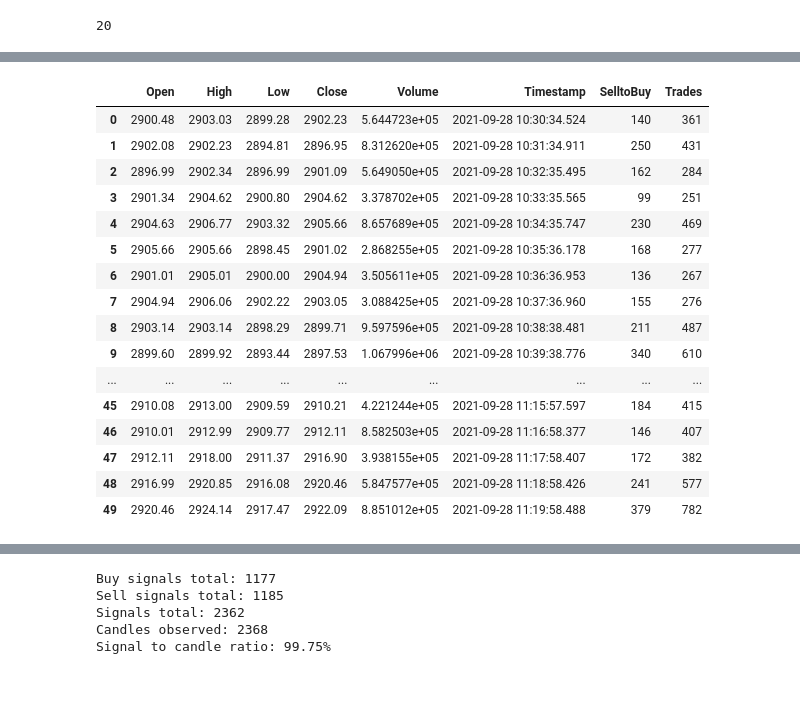
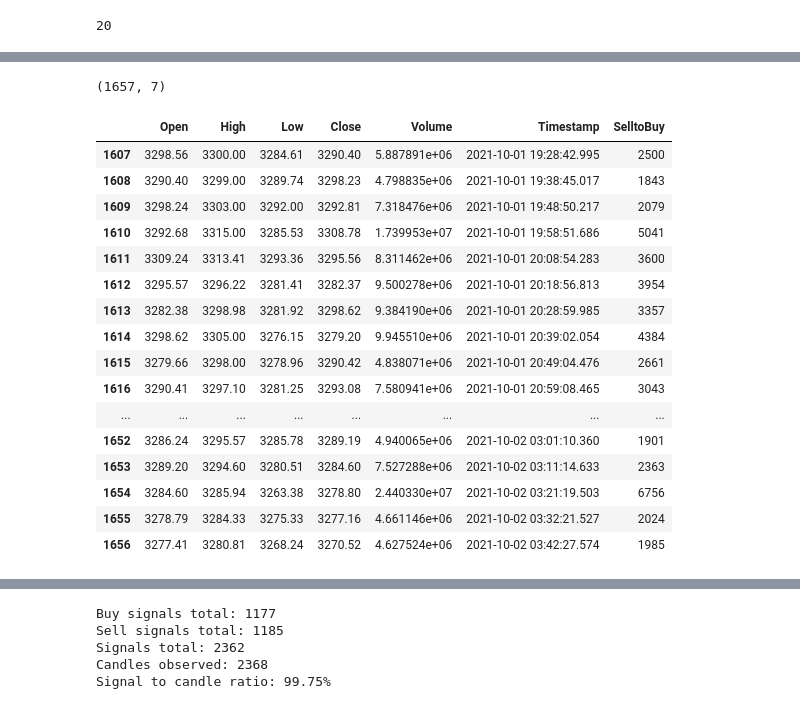
Before and after one commit to mlquants/interoper_demo, a Jupyter notebook: experiments.ipynb, the cells around one changed output, grey strips where cells are left out. Drawn from its saved outputs; the diff is of its cells as text; code cells hidden in the pictures.

```diff
--- a/experiments.ipynb
+++ b/experiments.ipynb
@@ -60,26 +60,28 @@ def draw(df):
 draw(df)
 # %% [output]
 [interactive output not drawn]
-# %%
-df.head(50)
-# %% [output]
-|  | Open | High | Low | Close | Volume | Timestamp | SelltoBuy | Trades |
-| 0 | 2900.48 | 2903.03 | 2899.28 | 2902.23 | 5.644723e+05 | 2021-09-28 10:30:34.524 | 140 | 361 |
-| 1 | 2902.08 | 2902.23 | 2894.81 | 2896.95 | 8.312620e+05 | 2021-09-28 10:31:34.911 | 250 | 431 |
-| 2 | 2896.99 | 2902.34 | 2896.99 | 2901.09 | 5.649050e+05 | 2021-09-28 10:32:35.495 | 162 | 284 |
-| 3 | 2901.34 | 2904.62 | 2900.80 | 2904.62 | 3.378702e+05 | 2021-09-28 10:33:35.565 | 99 | 251 |
-| 4 | 2904.63 | 2906.77 | 2903.32 | 2905.66 | 8.657689e+05 | 2021-09-28 10:34:35.747 | 230 | 469 |
-| 5 | 2905.66 | 2905.66 | 2898.45 | 2901.02 | 2.868255e+05 | 2021-09-28 10:35:36.178 | 168 | 277 |
-| 6 | 2901.01 | 2905.01 | 2900.00 | 2904.94 | 3.505611e+05 | 2021-09-28 10:36:36.953 | 136 | 267 |
-| 7 | 2904.94 | 2906.06 | 2902.22 | 2903.05 | 3.088425e+05 | 2021-09-28 10:37:36.960 | 155 | 276 |
-| 8 | 2903.14 | 2903.14 | 2898.29 | 2899.71 | 9.597596e+05 | 2021-09-28 10:38:38.481 | 211 | 487 |
-| 9 | 2899.60 | 2899.92 | 2893.44 | 2897.53 | 1.067996e+06 | 2021-09-28 10:39:38.776 | 340 | 610 |
-| ... | ... | ... | ... | ... | ... | ... | ... | ... |
-| 45 | 2910.08 | 2913.00 | 2909.59 | 2910.21 | 4.221244e+05 | 2021-09-28 11:15:57.597 | 184 | 415 |
-| 46 | 2910.01 | 2912.99 | 2909.77 | 2912.11 | 8.582503e+05 | 2021-09-28 11:16:58.377 | 146 | 407 |
-| 47 | 2912.11 | 2918.00 | 2911.37 | 2916.90 | 3.938155e+05 | 2021-09-28 11:17:58.407 | 172 | 382 |
-| 48 | 2916.99 | 2920.85 | 2916.08 | 2920.46 | 5.847577e+05 | 2021-09-28 11:18:58.426 | 241 | 577 |
-| 49 | 2920.46 | 2924.14 | 2917.47 | 2922.09 | 8.851012e+05 | 2021-09-28 11:19:58.488 | 379 | 782 |
+# %%
+print(df.shape)
+df.tail(50)
+# %% [output]
+(1657, 7)
+|  | Open | High | Low | Close | Volume | Timestamp | SelltoBuy |
+| 1607 | 3298.56 | 3300.00 | 3284.61 | 3290.40 | 5.887891e+06 | 2021-10-01 19:28:42.995 | 2500 |
+| 1608 | 3290.40 | 3299.00 | 3289.74 | 3298.23 | 4.798835e+06 | 2021-10-01 19:38:45.017 | 1843 |
+| 1609 | 3298.24 | 3303.00 | 3292.00 | 3292.81 | 7.318476e+06 | 2021-10-01 19:48:50.217 | 2079 |
+| 1610 | 3292.68 | 3315.00 | 3285.53 | 3308.78 | 1.739953e+07 | 2021-10-01 19:58:51.686 | 5041 |
+| 1611 | 3309.24 | 3313.41 | 3293.36 | 3295.56 | 8.311462e+06 | 2021-10-01 20:08:54.283 | 3600 |
+| 1612 | 3295.57 | 3296.22 | 3281.41 | 3282.37 | 9.500278e+06 | 2021-10-01 20:18:56.813 | 3954 |
+| 1613 | 3282.38 | 3298.98 | 3281.92 | 3298.62 | 9.384190e+06 | 2021-10-01 20:28:59.985 | 3357 |
+| 1614 | 3298.62 | 3305.00 | 3276.15 | 3279.20 | 9.945510e+06 | 2021-10-01 20:39:02.054 | 4384 |
+| 1615 | 3279.66 | 3298.00 | 3278.96 | 3290.42 | 4.838071e+06 | 2021-10-01 20:49:04.476 | 2661 |
+| 1616 | 3290.41 | 3297.10 | 3281.25 | 3293.08 | 7.580941e+06 | 2021-10-01 20:59:08.465 | 3043 |
+| ... | ... | ... | ... | ... | ... | ... | ... |
+| 1652 | 3286.24 | 3295.57 | 3285.78 | 3289.19 | 4.940065e+06 | 2021-10-02 03:01:10.360 | 1901 |
+| 1653 | 3289.20 | 3294.60 | 3280.51 | 3284.60 | 7.527288e+06 | 2021-10-02 03:11:14.633 | 2363 |
+| 1654 | 3284.60 | 3285.94 | 3263.38 | 3278.80 | 2.440330e+07 | 2021-10-02 03:21:19.503 | 6756 |
+| 1655 | 3278.79 | 3284.33 | 3275.33 | 3277.16 | 4.661146e+06 | 2021-10-02 03:32:21.527 | 2024 |
+| 1656 | 3277.41 | 3280.81 | 3268.24 | 3270.52 | 4.627524e+06 | 2021-10-02 03:42:27.574 | 1985 |
 # %%
 def aggregate(each: int = 10):
     new_df = pd.DataFrame()
```
Also changed, not shown: parts of 6 cells of this notebook, 9 other files.
